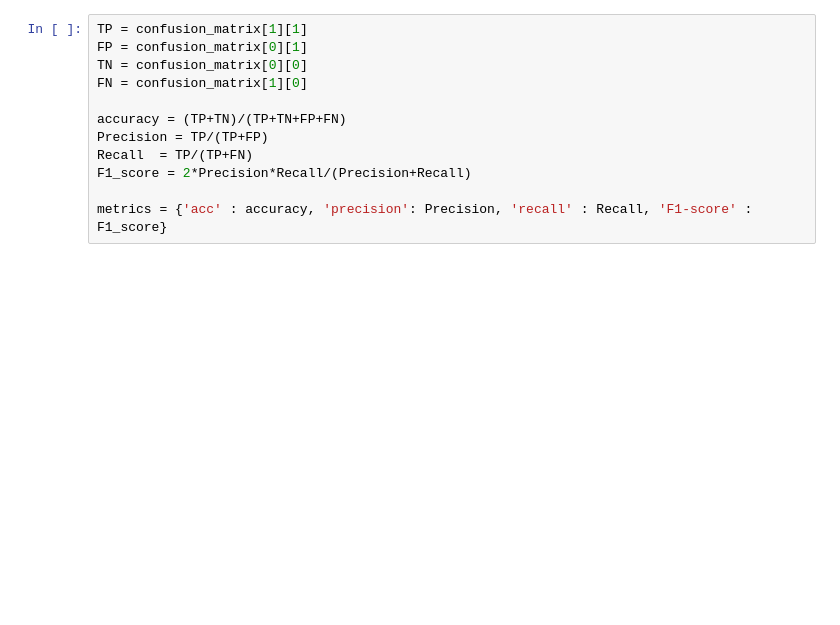
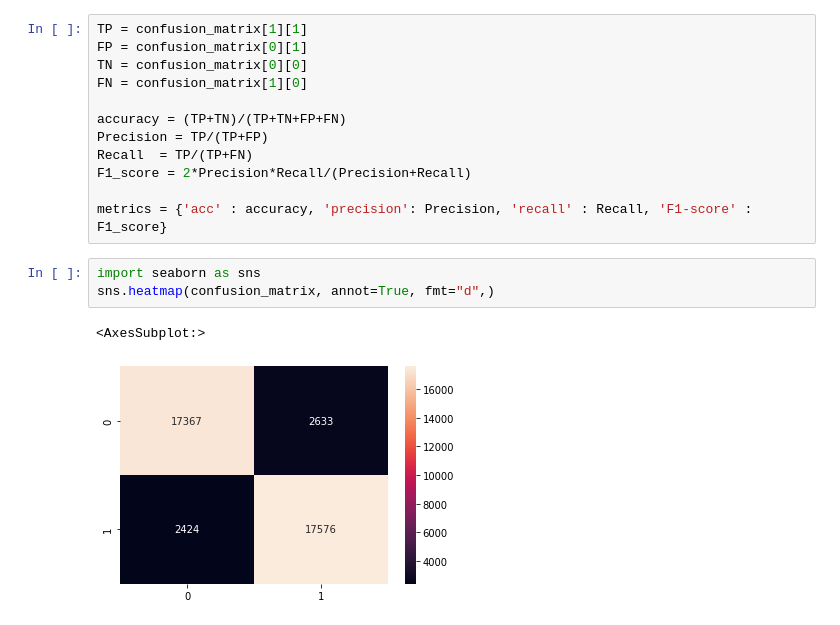
Before and after one commit to justimapa/mIF2HE, a Jupyter notebook: DenseNet.ipynb, the cells around one changed output. Cells and saved outputs as stored; diff of their text form; blank space fills up the shorter version.

```diff
--- a/DenseNet.ipynb
+++ b/DenseNet.ipynb
@@ -469,6 +470,12 @@ Recall  = TP/(TP+FN)
 F1_score = 2*Precision*Recall/(Precision+Recall)
 
 metrics = {'acc' : accuracy, 'precision': Precision, 'recall' : Recall, 'F1-score' : F1_score}
+# %%
+import seaborn as sns
+sns.heatmap(confusion_matrix, annot=True, fmt="d",)
+# %% [output]
+<AxesSubplot:>
+[figure, added]
 # %%
 metrics
 # %% [output]
```
Also changed, not shown: parts of 17 cells of this notebook, 14 other files.
